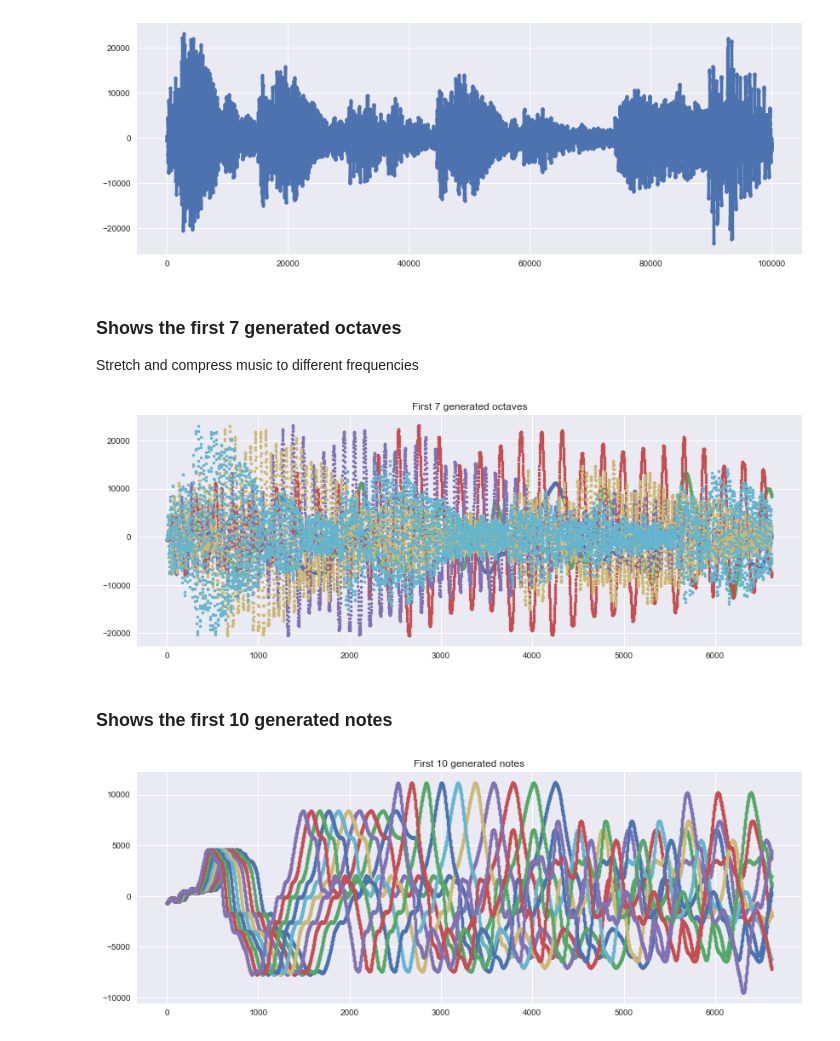
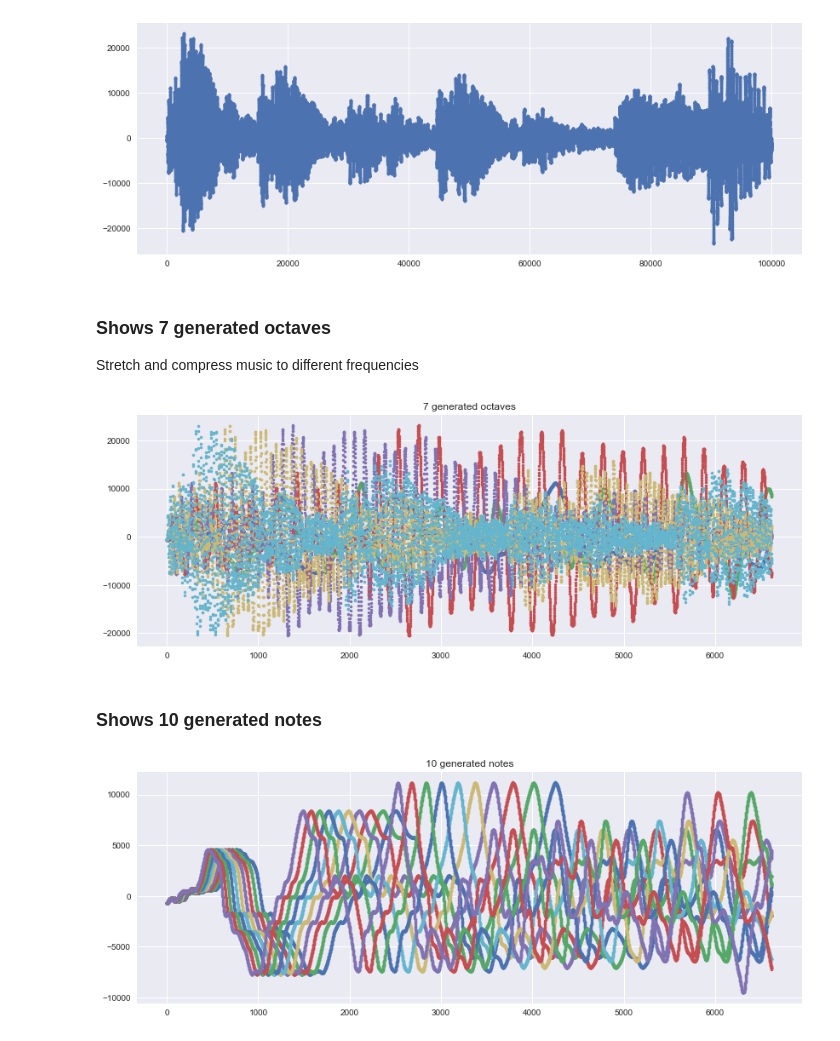
Before and after one commit to pstetz/Pitch-Perfect, a Jupyter notebook: analysis.ipynb, the cells around one changed output. Saved outputs shown, nothing was run; the diff lists cells and outputs as text; code cells hidden in the pictures.

```diff
--- a/analysis.ipynb
+++ b/analysis.ipynb
@@ -116,26 +116,26 @@ _ = plt.plot(seg, ".")
 # %% [output]
 [figure]
 # %% [markdown]
-### Shows the first 7 generated octaves
+### Shows 7 generated octaves
 
 Stretch and compress music to different frequencies
 # %%
 plt.figure(figsize=(14, 5))
 
 segs = Music_Gen(seg).ret()
 
 for s in segs[:84:12]:
     plt.plot(s, ".")
 
-_ = plt.title("First 7 generated octaves")
+_ = plt.title("7 generated octaves")
 # %% [output]
-[figure, old version]
+[figure, new version]
 # %% [markdown]
-### Shows the first 10 generated notes
+### Shows 10 generated notes
 # %%
 plt.figure(figsize=(14, 5))
 for s in segs[:10]:
     plt.plot(s, ".")
-_ = plt.title("First 10 generated notes")
+_ = plt.title("10 generated notes")
 # %% [output]
-[figure, old version]
+[figure, new version]
```
Also changed, not shown: 3 other files.
